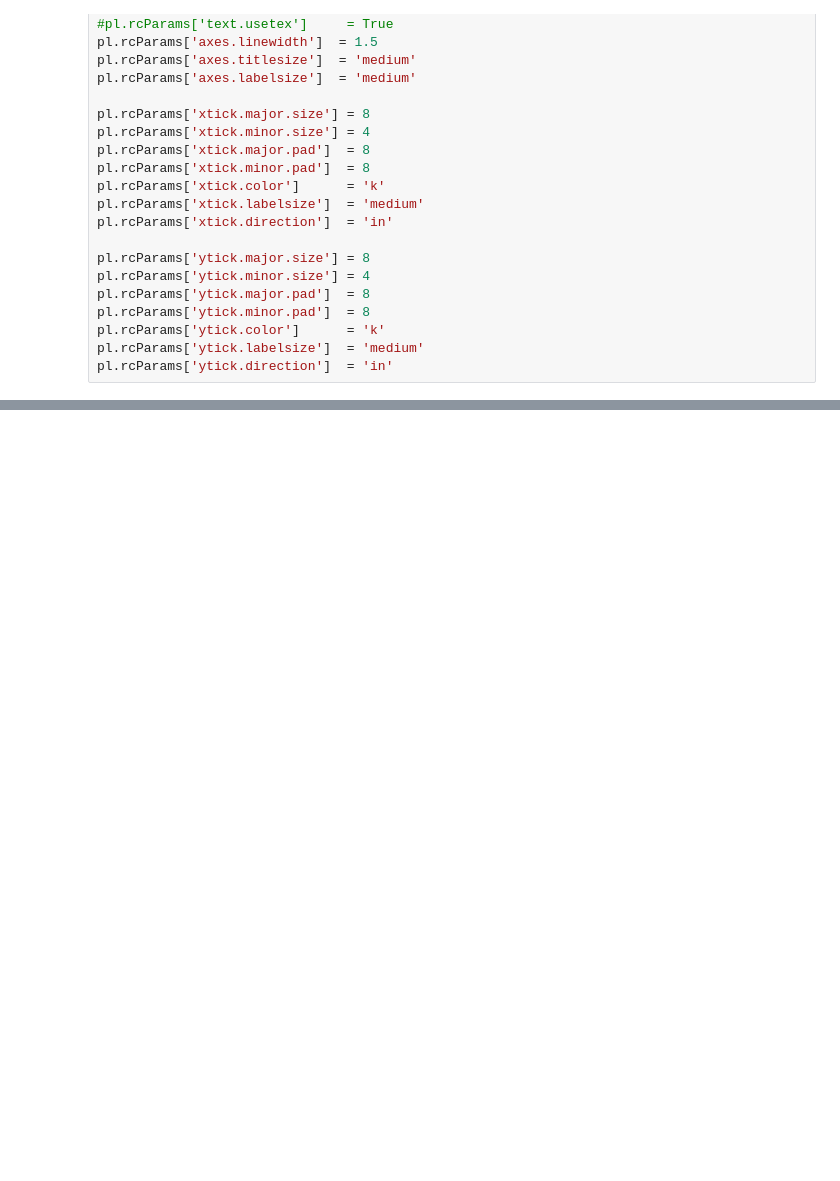
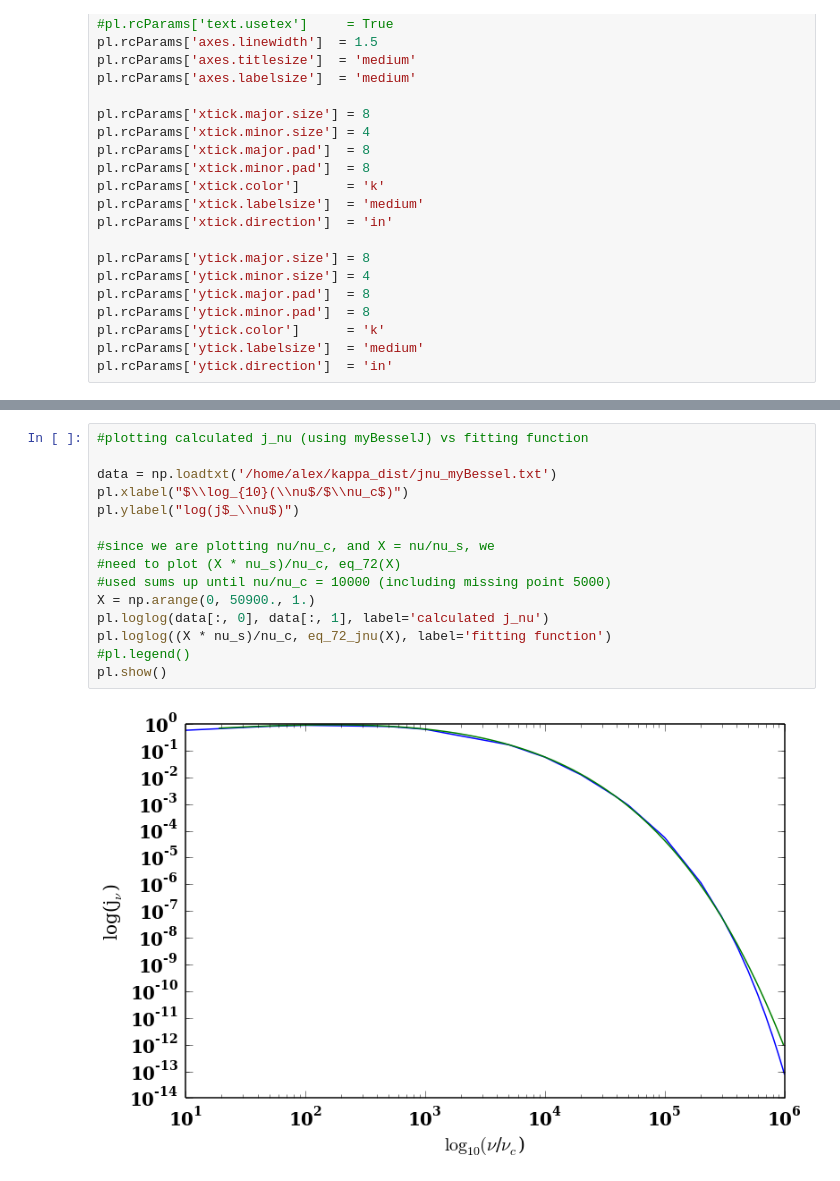
Before and after one commit to aapandy2/kappa_distributions, a Jupyter notebook: jnu_calculator_thermal.ipynb, the cells around one changed output, grey strips where cells are left out. Saved outputs shown, nothing was run; the diff lists cells and outputs as text; blank space fills up the shorter version.

```diff
--- a/jnu_calculator_thermal.ipynb
+++ b/jnu_calculator_thermal.ipynb
@@ -184 +374,18 @@ pl.show()
+# %%
+#plotting calculated j_nu (using myBesselJ) vs fitting function
+
+data = np.loadtxt('/home/alex/kappa_dist/jnu_myBessel.txt')
+pl.xlabel("$\\log_{10}(\\nu$/$\\nu_c$)")
+pl.ylabel("log(j$_\\nu$)")
+
+#since we are plotting nu/nu_c, and X = nu/nu_s, we
+#need to plot (X * nu_s)/nu_c, eq_72(X)
+#used sums up until nu/nu_c = 10000 (including missing point 5000)
+X = np.arange(0, 50900., 1.)
+pl.loglog(data[:, 0], data[:, 1], label='calculated j_nu')
+pl.loglog((X * nu_s)/nu_c, eq_72_jnu(X), label='fitting function')
+#pl.legend()
+pl.show()
+# %% [output]
+[figure, added]
 # %%
```
Also changed, not shown: parts of 6 cells of this notebook, 1 other file.
